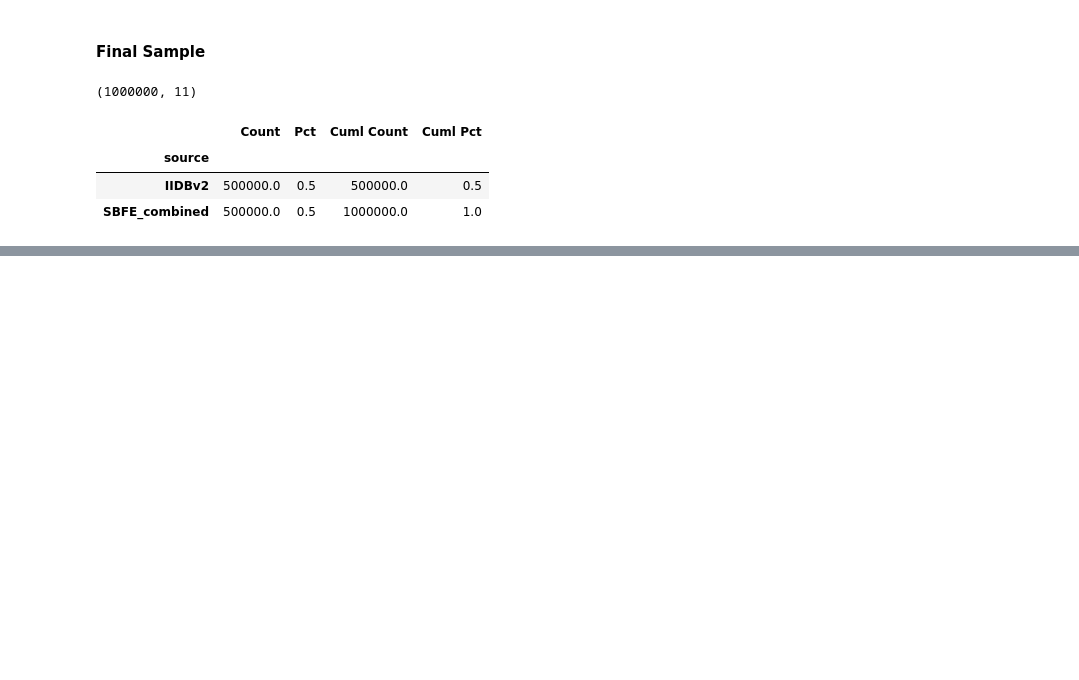
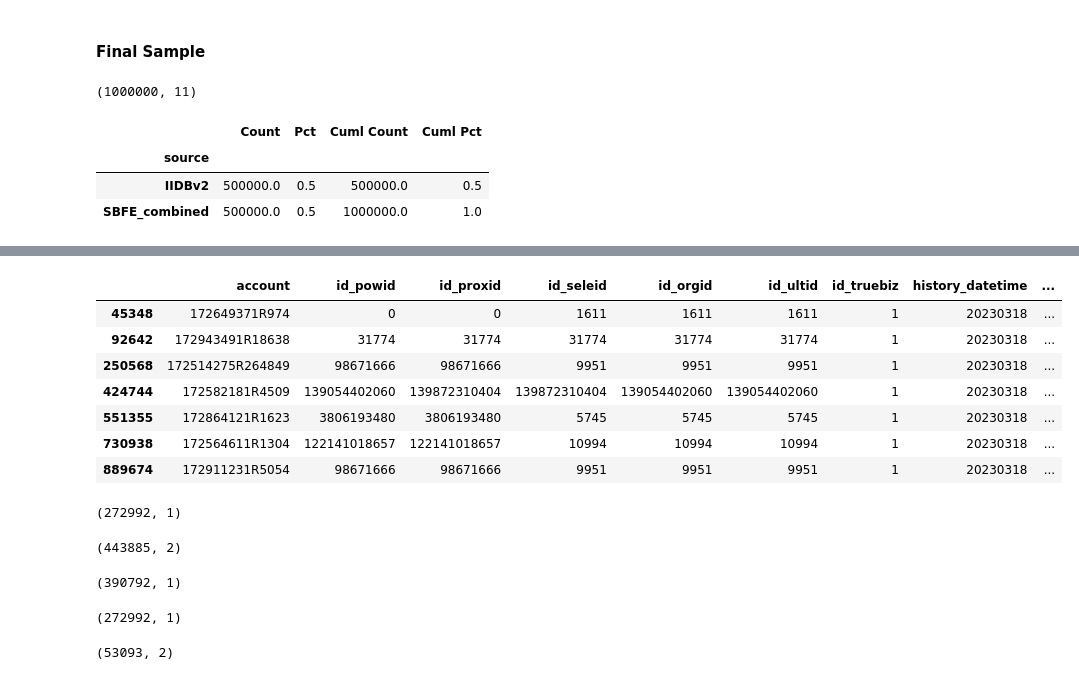
Before and after one commit to liuwe01/dsbsvc-productrnd-business-ARBMS-2023, a Jupyter notebook: 01_prj2390.ipynb, the cells around one changed output, grey strips where cells are left out. Drawn from its saved outputs; the diff is of its cells as text; code cells hidden in the pictures; blank space fills up the shorter version.

```diff
--- a/01_prj2390.ipynb
+++ b/01_prj2390.ipynb
@@ -134,0 +307,6 @@ final.to_adls("Analytics/RnD Projects/Product RnD/Business/_ARMBS_Tickets/2023/A
+# %%
+path = "Analytics/RnD Projects/Product RnD/Business/_ARMBS_Tickets/2023/ARMBS_2390/ln_11605_20230318_busv31_credit_w20230320-120136_sas_layout_busshell.csv.gz"
+keep = ['account', 'id_powid', 'id_proxid', 'id_seleid', 'id_orgid', 'id_ultid', 'id_truebiz', 'history_datetime',
+        'sos_inc_filing_count', 'sos_inc_filing_firstseen', 'sos_inc_filing_lastseen']
+shell = pd.read_adls(path, reader = pd.read_csv, compression = "gzip", encoding='iso-8859-1', dtype = str, usecols = keep)
+print(shell.shape)
@@ -134,0 +315,4 @@ final.to_adls("Analytics/RnD Projects/Product RnD/Business/_ARMBS_Tickets/2023/A
+# %%
+fmt = make_format(cuts = [-np.inf, -1, 0, 1, 2, 3, 4, 5, 10, 50, np.inf], exceptions = [-1])
+shell["sos_inc_filing_count"] = shell["sos_inc_filing_count"].astype(float)
+freq("sos_inc_filing_count", df = shell, format = [fmt], observed = True)
@@ -134,0 +441,41 @@ final.to_adls("Analytics/RnD Projects/Product RnD/Business/_ARMBS_Tickets/2023/A
+# %%
+shell[shell["id_seleid"].isin([1611, 5745, 9951, 10994, 31774, 139872310404])]
+# %% [output]
+|  | account | id_powid | id_proxid | id_seleid | id_orgid | id_ultid | id_truebiz | history_datetime | ... |
+| 45348 | 172649371R974 | 0 | 0 | 1611 | 1611 | 1611 | 1 | 20230318 | ... |
+| 92642 | 172943491R18638 | 31774 | 31774 | 31774 | 31774 | 31774 | 1 | 20230318 | ... |
+| 250568 | 172514275R264849 | 98671666 | 98671666 | 9951 | 9951 | 9951 | 1 | 20230318 | ... |
+| 424744 | 172582181R4509 | 139054402060 | 139872310404 | 139872310404 | 139054402060 | 139054402060 | 1 | 20230318 | ... |
+| 551355 | 172864121R1623 | 3806193480 | 3806193480 | 5745 | 5745 | 5745 | 1 | 20230318 | ... |
+| 730938 | 172564611R1304 | 122141018657 | 122141018657 | 10994 | 10994 | 10994 | 1 | 20230318 | ... |
+| 889674 | 172911231R5054 | 98671666 | 98671666 | 9951 | 9951 | 9951 | 1 | 20230318 | ... |
+# %%
+seleid_br = BR_key[["seleid"]].copy()
+seleid_br = seleid_br.drop_duplicates(subset = ["seleid"], ignore_index = True)
+seleid_br.columns = ["br_seleid"]
+print(seleid_br.shape)
+# %% [output]
+(272992, 1)
+# %%
+## merge
+seleid_corp = corp_key[["seleid"]].copy()
+seleid_corp = seleid_corp.drop_duplicates(subset = ["seleid"], ignore_index = True)
+seleid_br = BR_key[["seleid"]].copy()
+seleid_br = seleid_br.drop_duplicates(subset = ["seleid"], ignore_index = True)
+seleid_br.columns = ["br_seleid"]
+temp = seleid_corp.merge(seleid_br, how = "outer", left_on = "seleid", right_on = "br_seleid")
+print(temp.shape)
+# %% [output]
+(443885, 2)
+# %%
+seleid_corp.shape
+# %% [output]
+(390792, 1)
+# %%
+seleid_br.shape
+# %% [output]
+(272992, 1)
+# %%
+temp[(temp["seleid"].isnull()) & (temp["br_seleid"].notnull())].shape
+# %% [output]
+(53093, 2)
```
Also changed, not shown: parts of 40 cells of this notebook, 34 other files.
